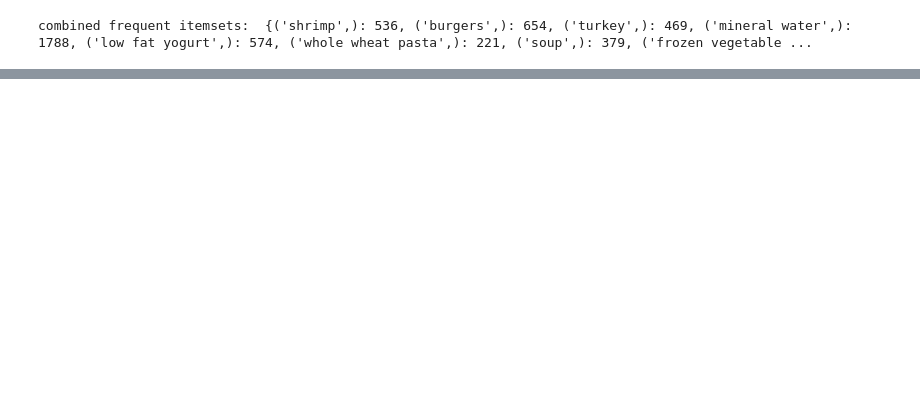
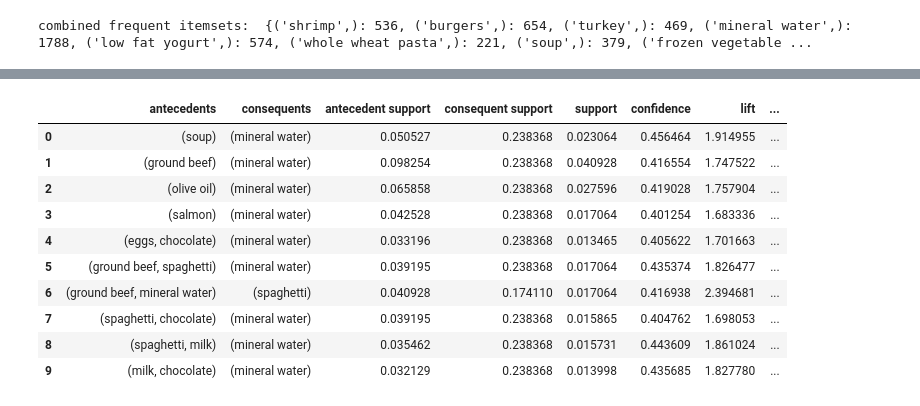
Before and after one commit to gtengwei/CZ4032-Data-Mining, a Jupyter notebook: apriori.ipynb, the cells around one changed output, grey strips where cells are left out. Saved outputs shown, nothing was run; the diff lists cells and outputs as text; code cells hidden in the pictures; blank space fills up the shorter version.

```diff
--- a/apriori.ipynb
+++ b/apriori.ipynb
@@ -699,0 +757,3 @@ antecedent -> consequent:  ['pasta', 'butter', 'light cream'] ->  ['black tea']
+# %%
+freq_items = apriori(transactions_data, min_support=0.0133, use_colnames=True)
+freq_items
@@ -699,0 +774,15 @@ antecedent -> consequent:  ['pasta', 'butter', 'light cream'] ->  ['black tea']
+# %%
+rules = association_rules(freq_items, metric='confidence', min_threshold=0.4)
+rules
+# %% [output]
+|  | antecedents | consequents | antecedent support | consequent support | support | confidence | lift | ... |
+| 0 | (soup) | (mineral water) | 0.050527 | 0.238368 | 0.023064 | 0.456464 | 1.914955 | ... |
+| 1 | (ground beef) | (mineral water) | 0.098254 | 0.238368 | 0.040928 | 0.416554 | 1.747522 | ... |
+| 2 | (olive oil) | (mineral water) | 0.065858 | 0.238368 | 0.027596 | 0.419028 | 1.757904 | ... |
+| 3 | (salmon) | (mineral water) | 0.042528 | 0.238368 | 0.017064 | 0.401254 | 1.683336 | ... |
+| 4 | (eggs, chocolate) | (mineral water) | 0.033196 | 0.238368 | 0.013465 | 0.405622 | 1.701663 | ... |
+| 5 | (ground beef, spaghetti) | (mineral water) | 0.039195 | 0.238368 | 0.017064 | 0.435374 | 1.826477 | ... |
+| 6 | (ground beef, mineral water) | (spaghetti) | 0.040928 | 0.174110 | 0.017064 | 0.416938 | 2.394681 | ... |
+| 7 | (spaghetti, chocolate) | (mineral water) | 0.039195 | 0.238368 | 0.015865 | 0.404762 | 1.698053 | ... |
+| 8 | (spaghetti, milk) | (mineral water) | 0.035462 | 0.238368 | 0.015731 | 0.443609 | 1.861024 | ... |
+| 9 | (milk, chocolate) | (mineral water) | 0.032129 | 0.238368 | 0.013998 | 0.435685 | 1.827780 | ... |
```
Also changed, not shown: parts of 11 cells of this notebook.
